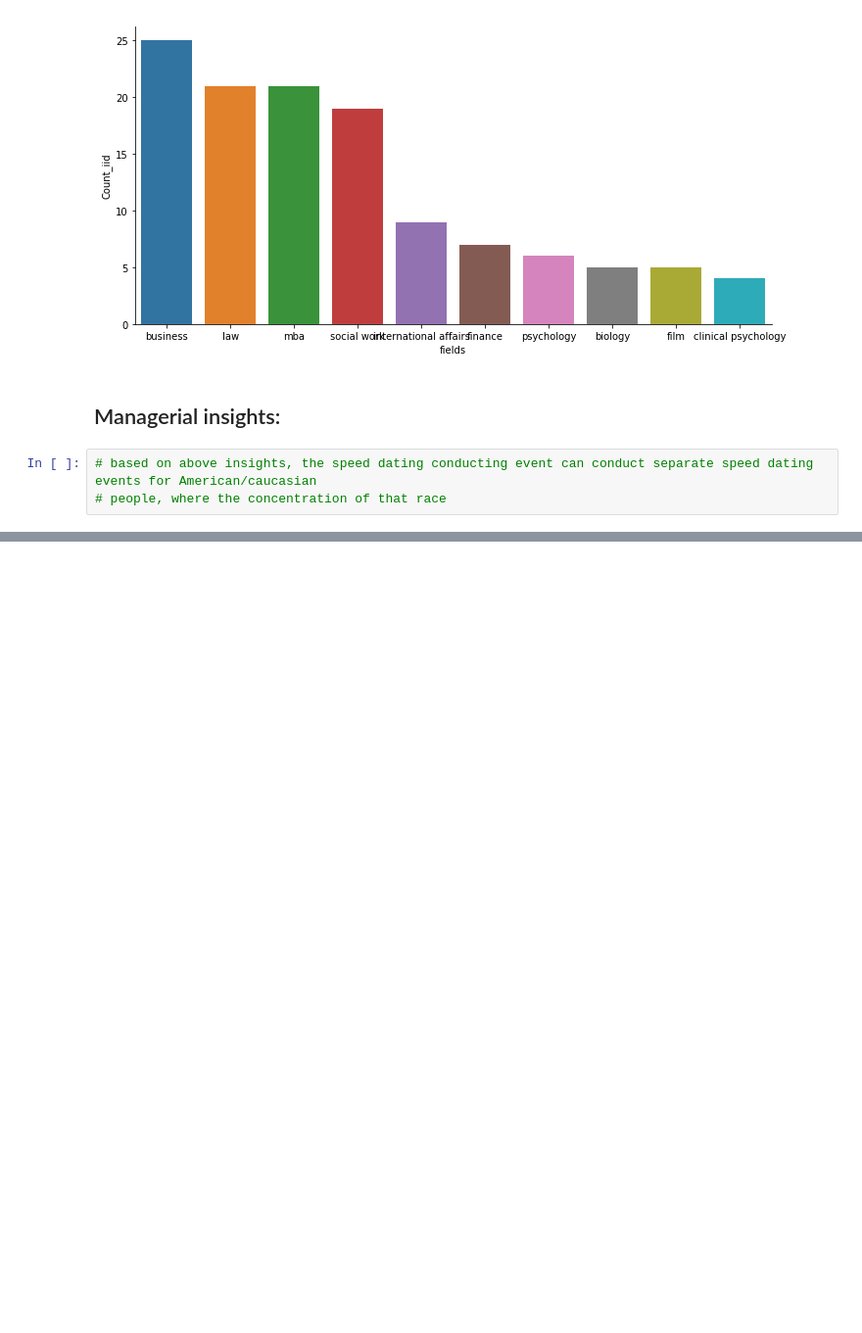
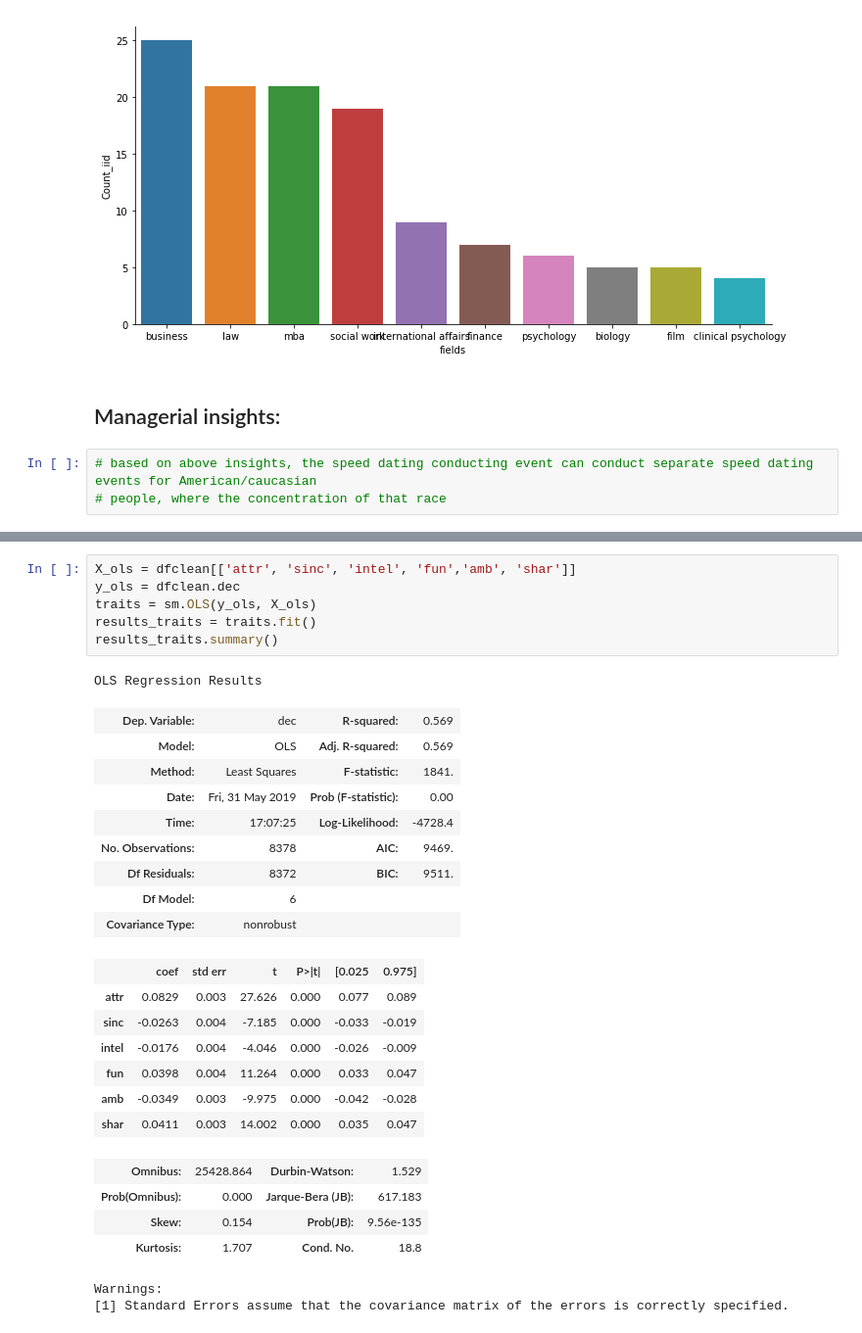
Before and after one commit to kshitijasankhe/SpeedDatingDataset, a Jupyter notebook: SpeedDating - FinalReport.ipynb, the cells around one changed output, grey strips where cells are left out. Shown at 98% size. Saved outputs shown, nothing was run; the diff lists cells and outputs as text; blank space fills up the shorter version.

```diff
--- a/SpeedDating - FinalReport.ipynb
+++ b/SpeedDating - FinalReport.ipynb
@@ -598,0 +611,30 @@ sns.factorplot(y='Count_iid', data=df6,x='fields',aspect=2, kind='bar')
+# %%
+X_ols = dfclean[['attr', 'sinc', 'intel', 'fun','amb', 'shar']]
+y_ols = dfclean.dec
+traits = sm.OLS(y_ols, X_ols)
+results_traits = traits.fit()
+results_traits.summary()
+# %% [output]
+OLS Regression Results
+| Dep. Variable: | dec | R-squared: | 0.569 |
+| Model: | OLS | Adj. R-squared: | 0.569 |
+| Method: | Least Squares | F-statistic: | 1841. |
+| Date: | Fri, 31 May 2019 | Prob (F-statistic): | 0.00 |
+| Time: | 17:07:25 | Log-Likelihood: | -4728.4 |
+| No. Observations: | 8378 | AIC: | 9469. |
+| Df Residuals: | 8372 | BIC: | 9511. |
+| Df Model: | 6 |  |  |
+| Covariance Type: | nonrobust |  |  |
+|  | coef | std err | t | P>|t| | [0.025 | 0.975] |
+| attr | 0.0829 | 0.003 | 27.626 | 0.000 | 0.077 | 0.089 |
+| sinc | -0.0263 | 0.004 | -7.185 | 0.000 | -0.033 | -0.019 |
+| intel | -0.0176 | 0.004 | -4.046 | 0.000 | -0.026 | -0.009 |
+| fun | 0.0398 | 0.004 | 11.264 | 0.000 | 0.033 | 0.047 |
+| amb | -0.0349 | 0.003 | -9.975 | 0.000 | -0.042 | -0.028 |
+| shar | 0.0411 | 0.003 | 14.002 | 0.000 | 0.035 | 0.047 |
+| Omnibus: | 25428.864 | Durbin-Watson: | 1.529 |
+| Prob(Omnibus): | 0.000 | Jarque-Bera (JB): | 617.183 |
+| Skew: | 0.154 | Prob(JB): | 9.56e-135 |
+| Kurtosis: | 1.707 | Cond. No. | 18.8 |
+Warnings:
+[1] Standard Errors assume that the covariance matrix of the errors is correctly specified.
```
Also changed, not shown: parts of 4 cells of this notebook.
